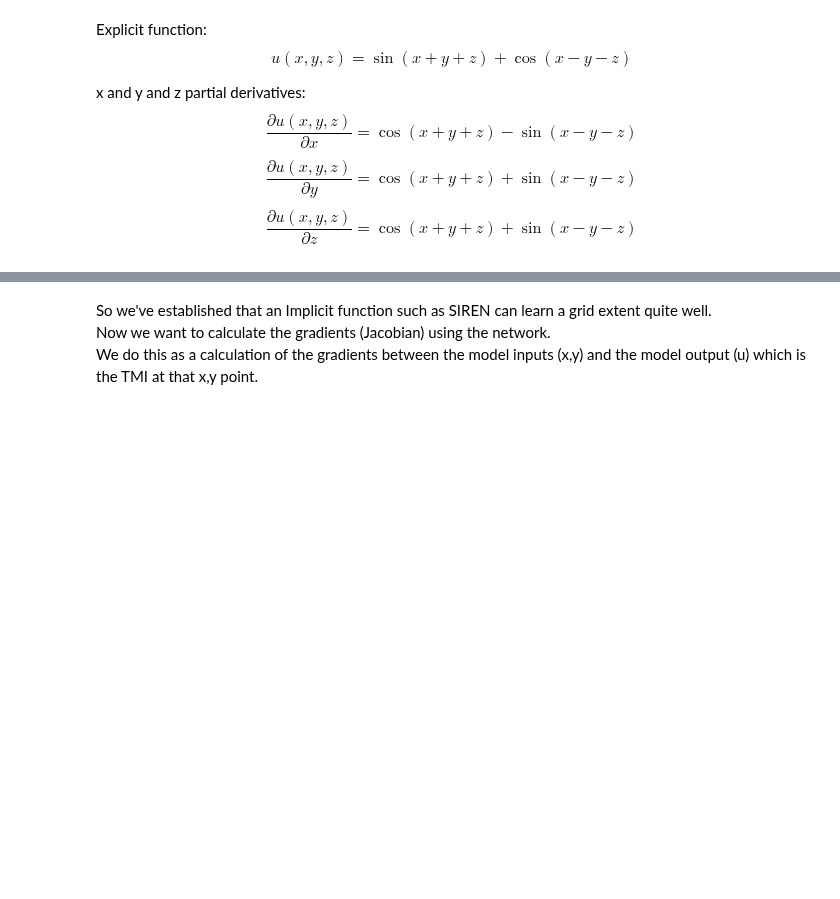
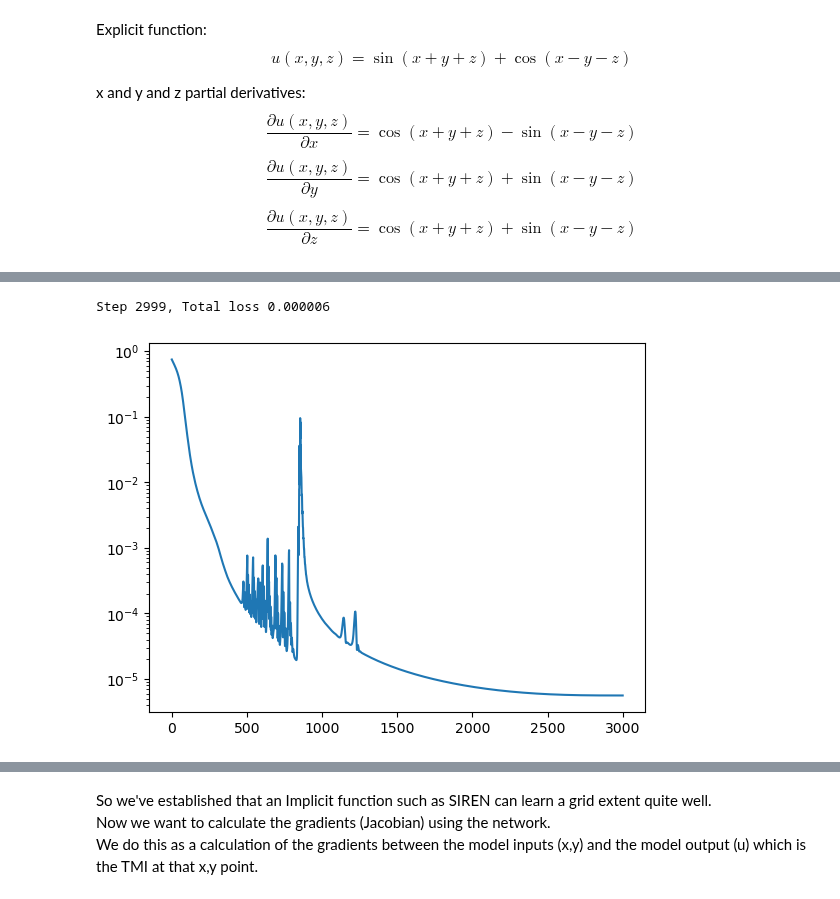
Before and after one commit to LSgeo/ImplicitGeo, a Jupyter notebook: GeoINR3D.ipynb, the cells around one changed output, grey strips where cells are left out. Drawn from its saved outputs; the diff is of its cells as text; code cells hidden in the pictures; blank space fills up the shorter version.

```diff
--- a/GeoINR3D.ipynb
+++ b/GeoINR3D.ipynb
@@ -296,0 +239,19 @@ $$\frac{\partial{u(x,y,z)}}{\partial{z}} = \cos(x+y+z) + \sin(x-y-z)$$
+# %%
+# SIREN
+
+if use_siren := 0:
+    from models import Siren
+
+    siren_lr = 5e-4
+
+    model_siren = Siren(
+        in_features=3,
+        out_features=1,
+        hidden_features=256,
+        hidden_layers=2,
+        outermost_linear=True,
+    )
+else:
+    model_siren = None
+
+print(model_siren)
@@ -296,0 +303,47 @@ $$\frac{\partial{u(x,y,z)}}{\partial{z}} = \cos(x+y+z) + \sin(x-y-z)$$
+# %%
+dset = PointData3D("/home/luke/PhD/ch3/implicitgeo/data", 0, subsample=5)
+dataloader = DataLoader(dset, batch_size=1, pin_memory=True, num_workers=0)
+# 12 GB GPU RAM suits ~100_000 elements
+
+if use_siren:
+    model = model_siren.to(device, non_blocking=True)
+    lr = siren_lr
+elif use_wire:
+    model = model_wire.to(device, non_blocking=True)
+    lr = wire_lr
+
+total_steps = 3000  # 4000  # Since the whole image is our dataset, this just means n gradient descent steps.
+summary_steps = [total_steps - 1]
+
+inp_coords, gt_cells = next(iter(dataloader))
+inp_coords, gt_cells = inp_coords.to(device), gt_cells.to(device)
+
+optim = torch.optim.Adam(lr=lr, params=model.parameters())
+sched = torch.optim.lr_scheduler.OneCycleLR(
+    optim, max_lr=lr, steps_per_epoch=len(dataloader), epochs=total_steps
+)
+
+losses = []
+
+for step in tqdm(range(total_steps)):
+    with torch.amp.autocast(device, dtype=torch.float16, enabled=False):
+        pred_cells, coords = model(inp_coords)
+        loss = ((pred_cells - gt_cells) ** 2).mean()
+        losses.append(loss.item())
+
+    if step in summary_steps:
+        print("Step %d, Total loss %0.6f" % (step, loss))
+        plt.subplot(1, 1, 1)
+        plt.plot(losses)
+        plt.semilogy()
+
+    optim.zero_grad(set_to_none=True)
+    loss.backward()
+    optim.step()
+    sched.step()
+
+
+# 600x600, 500 iters, 25 sec, BUT laplacian too much ram
+# %% [output]
+Step 2999, Total loss 0.000006
+[figure, added]
```
Also changed, not shown: parts of 26 cells of this notebook, 2 other files.
